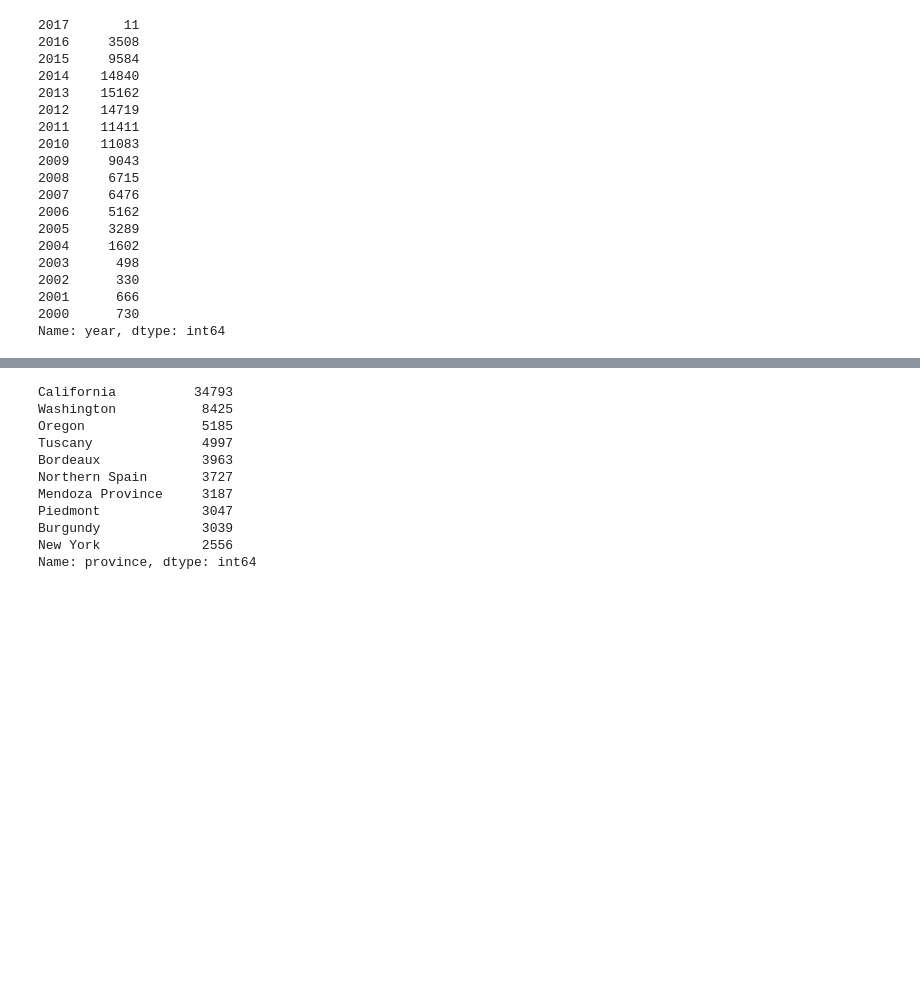
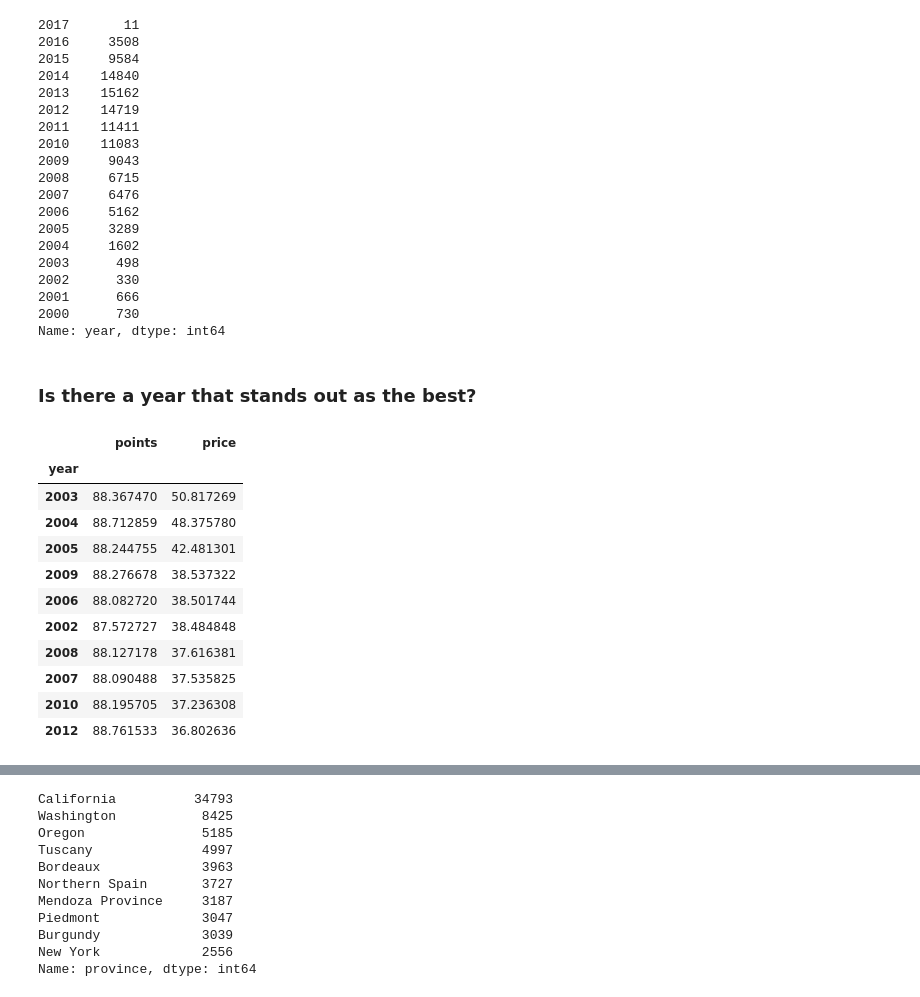
Before and after one commit to whitneyshine/austin_project, a Jupyter notebook: Wine_Ratings.ipynb, the cells around one changed output, grey strips where cells are left out. Cells and saved outputs as stored; diff of their text form; code cells hidden in the pictures; blank space fills up the shorter version.

```diff
--- a/Wine_Ratings.ipynb
+++ b/Wine_Ratings.ipynb
@@ -540,3 +601,21 @@ wine_df['year'].value_counts().sort_index(ascending=False)
 2001      666
 2000      730
 Name: year, dtype: int64
+# %% [markdown]
+### Is there a year that stands out as the best?
+# %%
+# Highest price by year
+wine_df.groupby(['year']).mean().sort_values('price', ascending=False).head(10)
+# %% [output]
+|  | points | price |
+| year |  |  |
+| 2003 | 88.367470 | 50.817269 |
+| 2004 | 88.712859 | 48.375780 |
+| 2005 | 88.244755 | 42.481301 |
+| 2009 | 88.276678 | 38.537322 |
+| 2006 | 88.082720 | 38.501744 |
+| 2002 | 87.572727 | 38.484848 |
+| 2008 | 88.127178 | 37.616381 |
+| 2007 | 88.090488 | 37.535825 |
+| 2010 | 88.195705 | 37.236308 |
+| 2012 | 88.761533 | 36.802636 |
```
Also changed, not shown: parts of 47 cells of this notebook.
